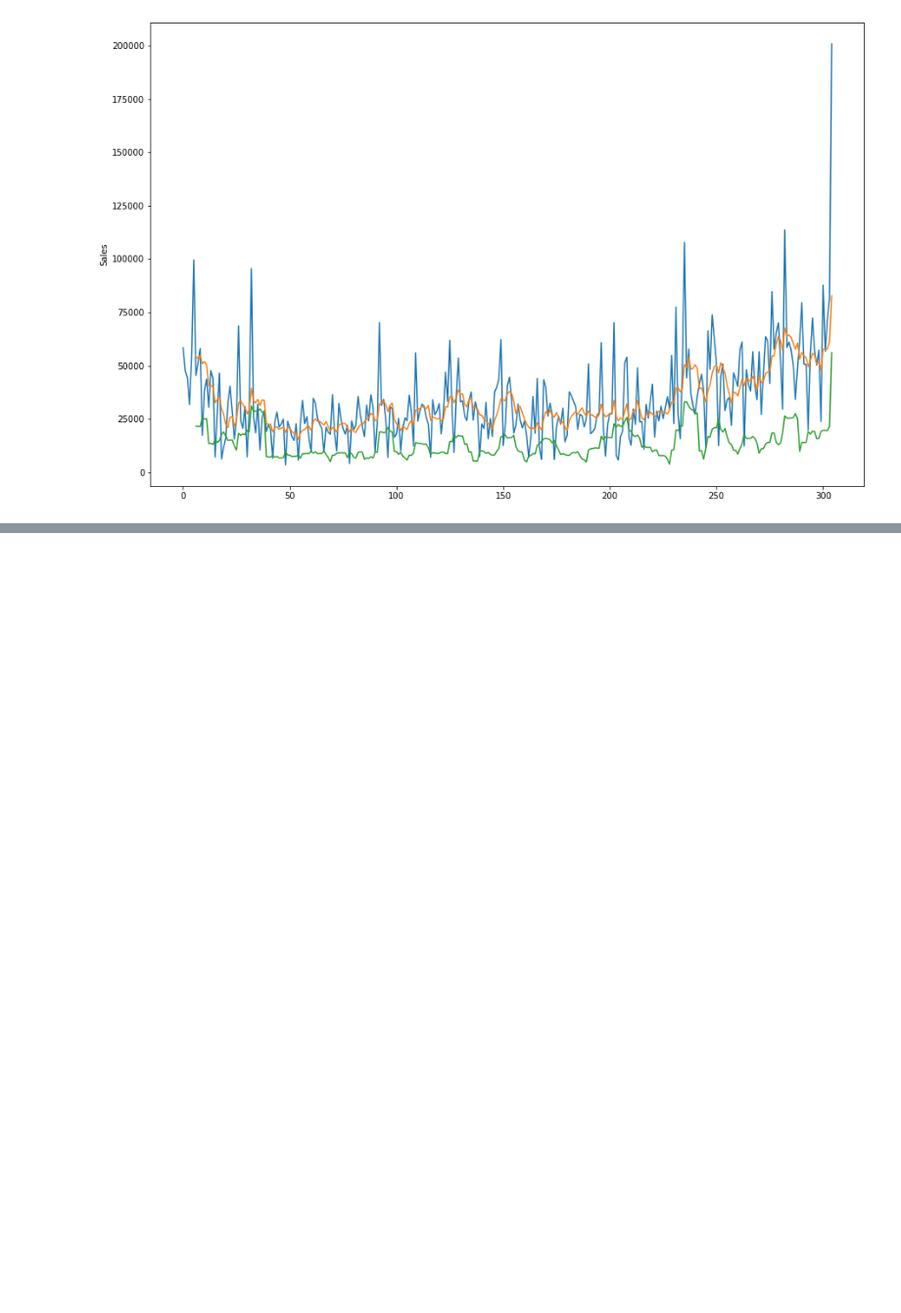
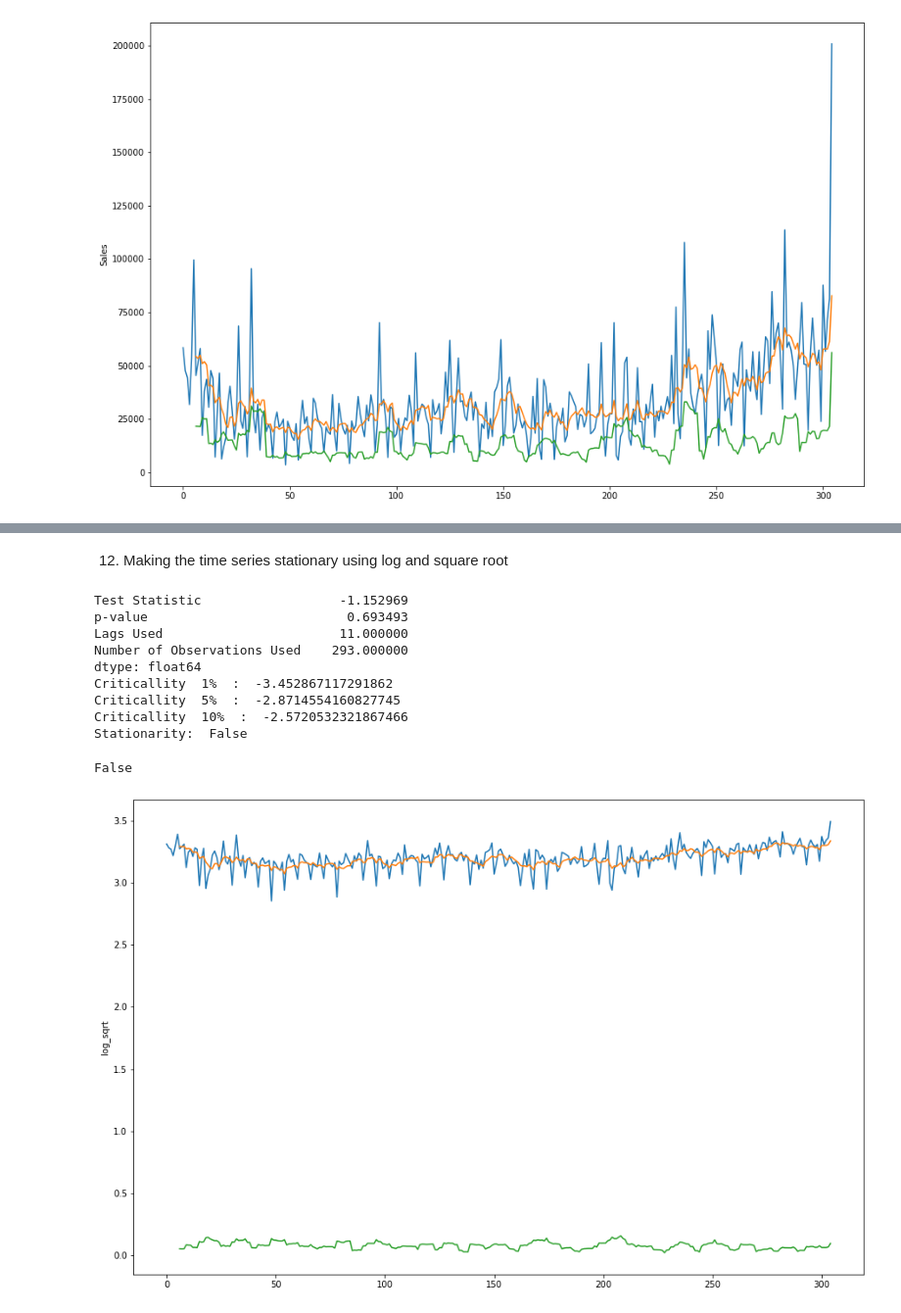
Before and after one commit to MBA-Retailers/mba-project, a Jupyter notebook: Time_Series_Analysis/TSA.ipynb, the cells around one changed output, grey strips where cells are left out. Shown at 98% size. Drawn from its saved outputs; the diff is of its cells as text; code cells hidden in the pictures; blank space fills up the shorter version.

```diff
--- a/Time_Series_Analysis/TSA.ipynb
+++ b/Time_Series_Analysis/TSA.ipynb
@@ -169,0 +192,17 @@ False
+# %% [markdown]
+12. Making the time series stationary using log and square root
+# %%
+daily_sales['log_sqrt']=daily_sales['log_sales'].apply(lambda x: np.sqrt(x))
+check_stationarity(daily_sales,'log_sqrt')
+# %% [output]
+Test Statistic                  -1.152969
+p-value                          0.693493
+Lags Used                       11.000000
+Number of Observations Used    293.000000
+dtype: float64
+Criticallity  1%  :  -3.452867117291862
+Criticallity  5%  :  -2.8714554160827745
+Criticallity  10%  :  -2.5720532321867466
+Stationarity:  False
+False
+[figure, added]
```
Also changed, not shown: parts of 35 cells of this notebook.
